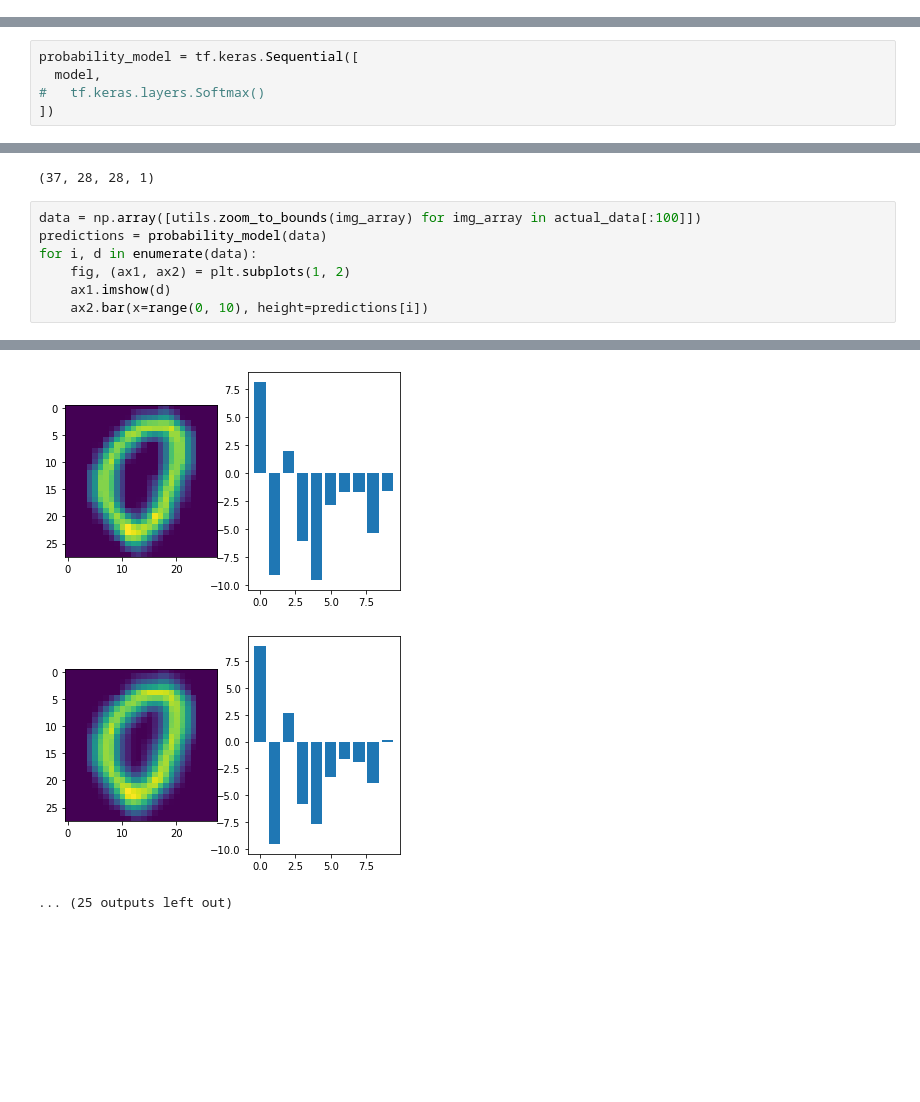
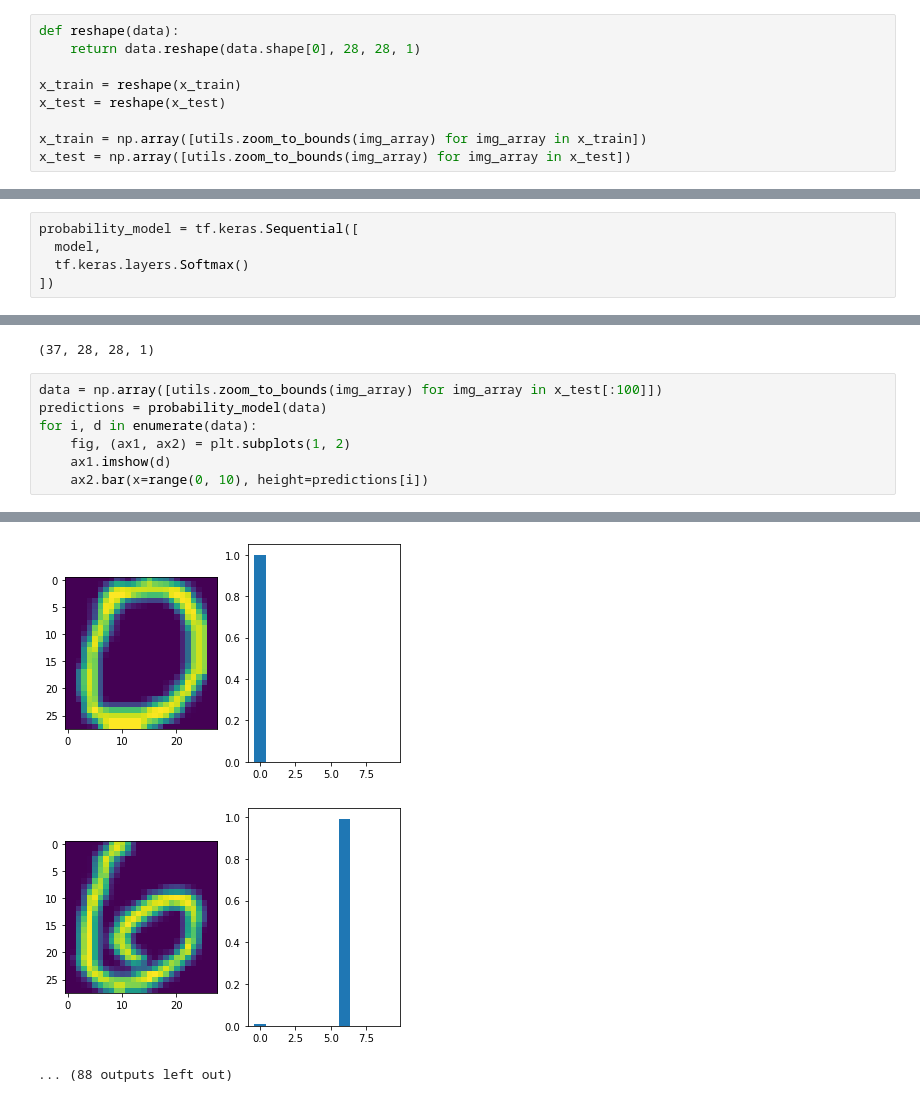
Before and after one commit to swapsCAPS/tf-digit-recognition-playground, a Jupyter notebook: digit-recog.ipynb, the cells around one changed output, grey strips where cells are left out. Saved outputs shown, nothing was run; the diff lists cells and outputs as text; blank space fills up the shorter version.

Commit message:
it's werking!
"Zoom to bounds" normalization really seems to do the trick

```diff
--- a/digit-recog.ipynb
+++ b/digit-recog.ipynb
@@ -16,6 +16,15 @@ mnist = tf.keras.datasets.mnist
 (x_train, y_train), (x_test, y_test) = mnist.load_data()
 x_train = x_train / 255.0
 x_test  = x_test  / 255.0
+# %%
+def reshape(data):
+    return data.reshape(data.shape[0], 28, 28, 1)
+
+x_train = reshape(x_train)
+x_test = reshape(x_test)
+
+x_train = np.array([utils.zoom_to_bounds(img_array) for img_array in x_train])
+x_test = np.array([utils.zoom_to_bounds(img_array) for img_array in x_test])
 # %%
 model = tf.keras.models.Sequential([
   tf.keras.layers.Flatten(input_shape=(28, 28)),
@@ -68,7 +77,7 @@ model.evaluate(x_test,  y_test, verbose=2)
 # %%
 probability_model = tf.keras.Sequential([
   model,
-#   tf.keras.layers.Softmax()
+  tf.keras.layers.Softmax()
 ])
 # %%
 pngs = sorted(glob("data/pngs/*.png"))
@@ -83,7 +92,7 @@ actual_data.shape
 # %% [output]
 (37, 28, 28, 1)
 # %%
-data = np.array([utils.zoom_to_bounds(img_array) for img_array in actual_data[:100]])
+data = np.array([utils.zoom_to_bounds(img_array) for img_array in x_test[:100]])
 predictions = probability_model(data)
 for i, d in enumerate(data):
     fig, (ax1, ax2) = plt.subplots(1, 2)
@@ -103,3 +112,3 @@ for i, d in enumerate(data):
-[figure, old version]
+[figure, new version]
-[figure, old version]
+[figure, new version]
-... (25 outputs left out)
+... (88 outputs left out)
```
Also changed, not shown: parts of 6 cells of this notebook, 1 other file.
